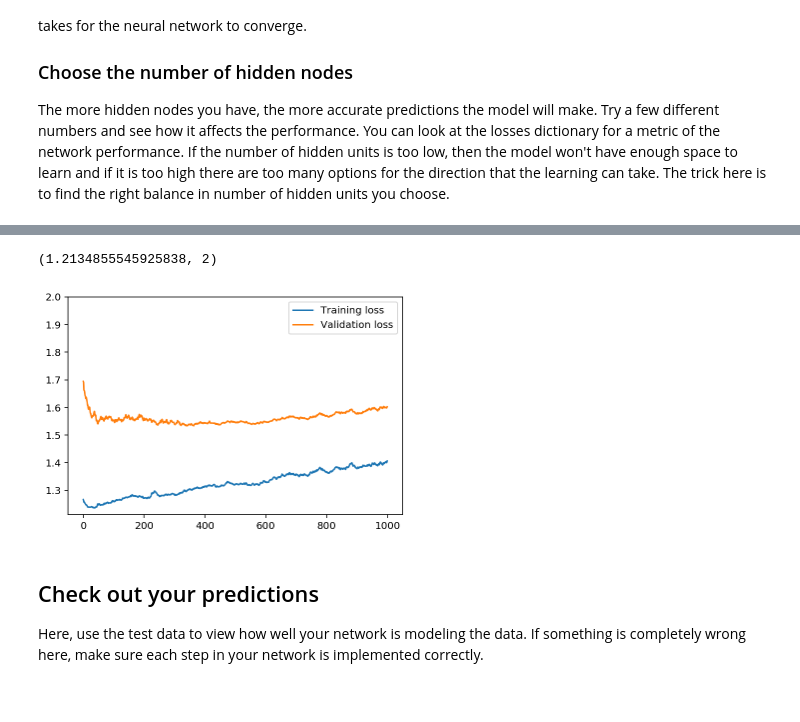
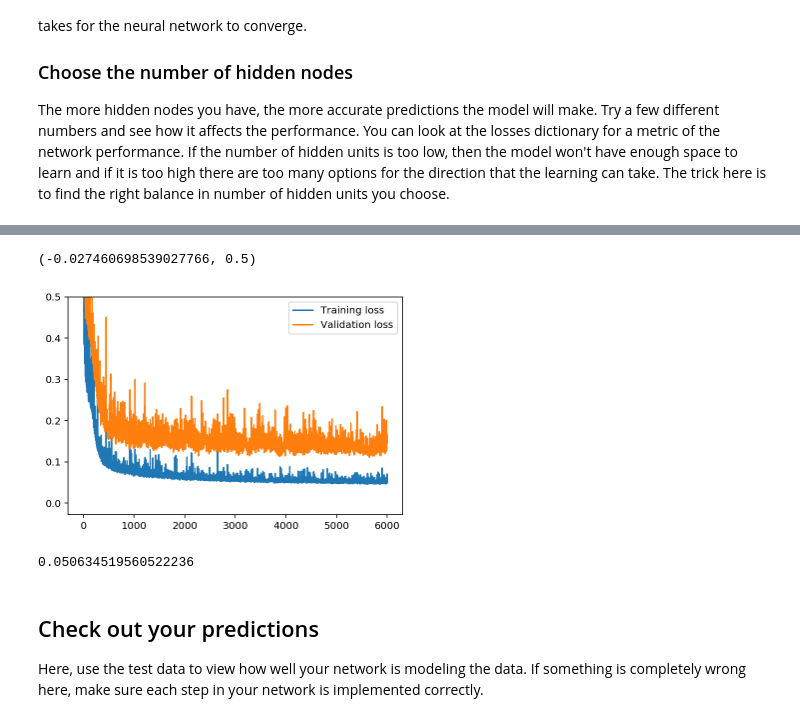
Before and after one commit to Q4living/nanoFoundation, a Jupyter notebook: dlnd-your-first-neural-network.ipynb, the cells around one changed output, grey strips where cells are left out. Saved outputs shown, nothing was run; the diff lists cells and outputs as text; code cells hidden in the pictures.

```diff
--- a/dlnd-your-first-neural-network.ipynb
+++ b/dlnd-your-first-neural-network.ipynb
@@ -221,11 +212,11 @@ The more hidden nodes you have, the more accurate predictions the model will mak
 import sys
 
 ### Set the hyperparameters here ###
-epochs = 5000
-learning_rate = 0.001
-hidden_nodes = 5
+epochs = 6000
+learning_rate = .1
+hidden_nodes = 20
 output_nodes = 1
-sample = 128
+np.random.seed(seed=1)
 
 N_i = train_features.shape[1]
 network = NeuralNetwork(N_i, hidden_nodes, output_nodes, learning_rate)
@@ -233,7 +224,7 @@ network = NeuralNetwork(N_i, hidden_nodes, output_nodes, learning_rate)
 losses = {'train':[], 'validation':[]}
 for e in range(epochs):
     # Go through a random batch of 128 records from the training data set
-    batch = np.random.choice(train_features.index, size=sample)
+    batch = np.random.choice(train_features.index, size=64)
     for record, target in zip(train_features.ix[batch].values,
                               train_targets.ix[batch]['cnt']):
         network.train(record, target)
@@ -247,4 +238,6 @@ for e in range(epochs):
 
     losses['train'].append(train_loss)
     losses['validation'].append(val_loss)
+
+    network.lr = network.lr * .999999
 # %% [output]
@@ -252,11 +245,27 @@ Progress: 6.62% ... Training loss: 1.354 ... Validation loss: 1.640
 # %%
 plt.plot(losses['train'], label='Training loss')
 plt.plot(losses['validation'], label='Validation loss')
 plt.legend()
-plt.ylim(ymax=2)
+plt.ylim(ymax=0.5)
 # %% [output]
-(1.2134855545925838, 2)
+(-0.027460698539027766, 0.5)
-[figure, old version]
+[figure, new version]
+# %%
+losses['train'][len(losses['train'])-1]
+#15000:0.001:28:0.064209866247017466
+#20000:0.001:28:0.055919367074492049
+#2000:0.1:50:0.060475148804404202
+#2000:0.1:20:0.055463716646672587
+#2000:0.1:15:0.056905193778230764
+#2000:0.1:10:0.054947754983632094
+#2000:0.1:5:0.097240604788518564
+#10000:0.1:10:0.051389295885443158
+#10000:0.1:15:0.046999568481686162
+#10000:0.1:18:0.043392452365996349
+#10000:0.1:20:0.043136715430609297
+#10000:0.1:30:0.043304878216154821
+# %% [output]
+0.050634519560522236
 # %% [markdown]
 ## Check out your predictions
 
```
Also changed, not shown: parts of 11 cells of this notebook, 1 other file.
